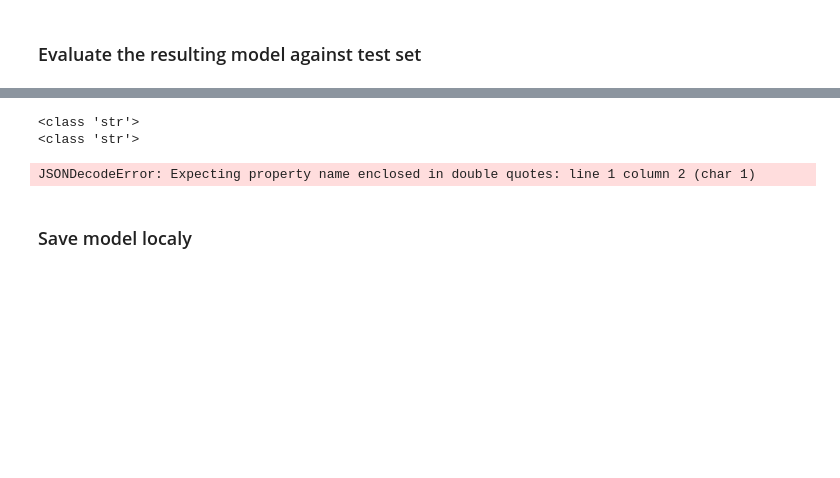
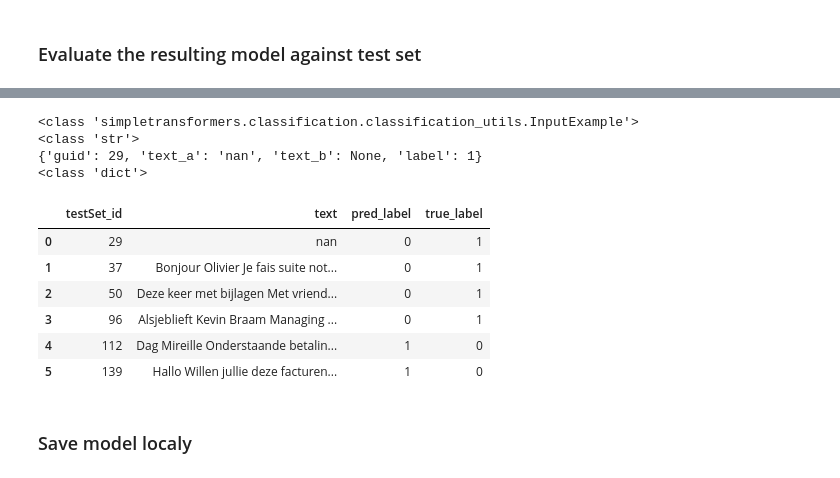
Before and after one commit to Spacehack100/Bachelor_project_code_storage, a Jupyter notebook: BERT classification on emails.ipynb, the cells around one changed output, grey strips where cells are left out. Drawn from its saved outputs; the diff is of its cells as text; code cells hidden in the pictures; blank space fills up the shorter version.

```diff
--- a/BERT classification on emails.ipynb
+++ b/BERT classification on emails.ipynb
@@ -23,9 +24,15 @@ Dataset['classIndex'].hist(bins=3)
 print(Dataset.columns)
 Dataset = Dataset.drop(['Unnamed: 0','names'],axis=1)
 print(Dataset.columns)
-#Dataset = Dataset.drop(Dataset[Dataset['classIndex'] == 0].index,axis=0)
-#Dataset.loc[Dataset['classIndex'] == 1, 'classIndex'] = 0
-#Dataset.loc[Dataset['classIndex'] == 2, 'classIndex'] = 1
+
+def reducedDataset(dataset):
+    dataset = dataset.drop(dataset[dataset['classIndex'] == 0].index,axis=0)
+    dataset.loc[dataset['classIndex'] == 1, 'classIndex'] = 0
+    dataset.loc[dataset['classIndex'] == 2, 'classIndex'] = 1
+    return dataset
+
+Dataset = reducedDataset(Dataset)
+
 print(Dataset['classIndex'].unique())
 # %% [output]
 Index(['Unnamed: 0', 'names', 'contents', 'classIndex'], dtype='object')
@@ -42,8 +49,9 @@ trainSet, testSet = train_test_split(Dataset, test_size=0.1, stratify=Dataset['c
 #check if CUDA capable gpu is available
 cudaAvailable = torch.cuda.is_available()
 
-def calculate_class_weights(trainingDataset,numberOfLabels):
+def calculate_class_weights(trainingDataset):
     weightList = []
+    numberOfLabels = len(trainingDataset['classIndex'].unique())
     for i in range(0,numberOfLabels):
         weight = len(trainingDataset.index) / (numberOfLabels * len(trainingDataset[trainingDataset['classIndex'] == i].index))
         weightList.append(weight)
@@ -52,15 +60,19 @@ def calculate_class_weights(trainingDataset,numberOfLabels):
 # %% [markdown]
 # Define model/sweep and start training
 # %%
-sweepConfig = {'method' : 'grid', 'parameters' : {'num_train_epochs' : {'min' : 8, 'max' : 10}}}
+sweepConfig = {'method' : 'grid', 'parameters' : {'num_train_epochs' : {'min' : 3, 'max' : 5}, 'learning_rate' : {'values' : [4e-5,5e-5,6e-5]}, 'train_batch_size' : {'values' : [16,32]}}}
 sweepID = wandb.sweep(sweepConfig, project='Test sweep')
+
+def f1_multiclass(labels, preds):
+    return f1_score(labels, preds, average='micro')
 
 def train():
     wandb.init()
-    trainArgumentsSweep = {'reprocess_input_data' : True, 'use_multiprocessing' : True, 'overwrite_output_dir' : True, 'use_early_stopping' : True, 'early_stopping_consider_epochs' : True, 'train_batch_size' : 64, 'optimizer' : 'AdamW', 'save_model_every_epoch' : False, 'wandb_project' : 'Test sweep'}
-    classifierSweep = ClassificationModel("bert","GroNLP/bert-base-dutch-cased", num_labels=3,args=trainArgumentsSweep, use_cuda=True, weight=calculate_class_weights(trainSet,3), sweep_config=wandb.config)
+    trainArgumentsSweep = {'reprocess_input_data' : True, 'use_multiprocessing' : True, 'overwrite_output_dir' : True, 'use_early_stopping' : True, 'early_stopping_consider_epochs' : True, 'optimizer' : 'AdamW', 'save_model_every_epoch' : False, 'wandb_project' : 'Test sweep'}
+    classifierSweep = ClassificationModel("bert","GroNLP/bert-base-dutch-cased", num_labels=len(trainSet['classIndex'].unique()),args=trainArgumentsSweep, use_cuda=True, weight=calculate_class_weights(trainSet), sweep_config=wandb.config)
     classifierSweep.train_model(trainSet)
-    classifierSweep.eval_model(testSet)
+    result, model_outputs, wrong_predictions = classifierSweep.eval_model(testSet, f1=f1_multiclass, confusionMatrix=confusion_matrix)
+    wandb.log({'mcc' : result['mcc'], 'f1' : result['f1'], 'confusion_matrix' : result['confusionMatrix']})
     wandb.join()
 
 wandb.agent(sweepID, train)
@@ -89,7 +102,8 @@ Waiting for W&B process to finish... (success).
 # %% [markdown]
 ### Move best result into sepperate model
 # %%
-trainArguments = {'reprocess_input_data' : True, 'use_multiprocessing' : True, 'num_train_epochs' : 10, 'overwrite_output_dir' : True, 'use_early_stopping' : True, 'early_stopping_consider_epochs' : True, 'train_batch_size' : 64, 'optimizer' : 'AdamW', 'save_model_every_epoch' : False, 'wandb_project' : 'Test seperate'}
-classifier = ClassificationModel("bert","GroNLP/bert-base-dutch-cased", num_labels=3,args=trainArguments, use_cuda=True, weight=calculate_class_weights(trainSet,3))
+wandb.init()
+trainArguments = {'reprocess_input_data' : True, 'use_multiprocessing' : True, 'num_train_epochs' : 3, 'overwrite_output_dir' : True, 'use_early_stopping' : True, 'early_stopping_consider_epochs' : True, 'train_batch_size' : 16, 'optimizer' : 'AdamW', 'save_model_every_epoch' : False, 'logging_steps' : 25, 'learning_rate' : 6e-5, 'wandb_project' : 'Test seperate reduced', 'wandb_kwargs' : {'magic' : True}}
+classifier = ClassificationModel("bert","GroNLP/bert-base-dutch-cased", num_labels=len(trainSet['classIndex'].unique()),args=trainArguments, use_cuda=True, weight=calculate_class_weights(trainSet))
 classifier.train_model(trainSet)
 # %% [output]
@@ -132,17 +137,30 @@ View run at https://wandb.ai/spacehack100/Test%20seperate/runs/r57bwn45
 # %%
-wrong_predictions
 print(type(wrong_predictions[0]))
 for i, x in enumerate(wrong_predictions):
     wrong_predictions[i] = str(wrong_predictions[i])
+    #wrong_predictions[i] = re.sub("'","\"",wrong_predictions[i])
 print(type(wrong_predictions[0]))
+print(wrong_predictions[0])
 for i, x in enumerate(wrong_predictions):
-    wrong_predictions[i] = json.loads(wrong_predictions[i])
+    wrong_predictions[i] = ast.literal_eval(wrong_predictions[i])
 print(type(wrong_predictions[0]))
-#pd.DataFrame(wrong_predictions)
+wrong_predictions_df = pd.DataFrame(wrong_predictions)
+wrong_predictions_df = wrong_predictions_df.rename(columns={'guid' : 'testSet_id', 'text_a' : 'text', 'text_b' : 'pred_label', 'label' : 'true_label'})
+for i, row in wrong_predictions_df.iterrows():
+    wrong_predictions_df.iloc[i,2] = np.argmax(model_outputs[int(row['testSet_id'])])
+wrong_predictions_df
 # %% [output]
+<class 'simpletransformers.classification.classification_utils.InputExample'>
 <class 'str'>
-<class 'str'>
+{'guid': 29, 'text_a': 'nan', 'text_b': None, 'label': 1}
+<class 'dict'>
-JSONDecodeError: Expecting property name enclosed in double quotes: line 1 column 2 (char 1)
+|  | testSet_id | text | pred_label | true_label |
+| 0 | 29 | nan | 0 | 1 |
+| 1 | 37 | Bonjour Olivier Je fais suite not... | 0 | 1 |
+| 2 | 50 | Deze keer met bijlagen Met vriend... | 0 | 1 |
+| 3 | 96 | Alsjeblieft Kevin Braam Managing ... | 0 | 1 |
+| 4 | 112 | Dag Mireille Onderstaande betalin... | 1 | 0 |
+| 5 | 139 | Hallo Willen jullie deze facturen... | 1 | 0 |
 # %% [markdown]
 ### Save model localy
 # %% [raw]
```
Also changed, not shown: parts of 6 cells of this notebook.
